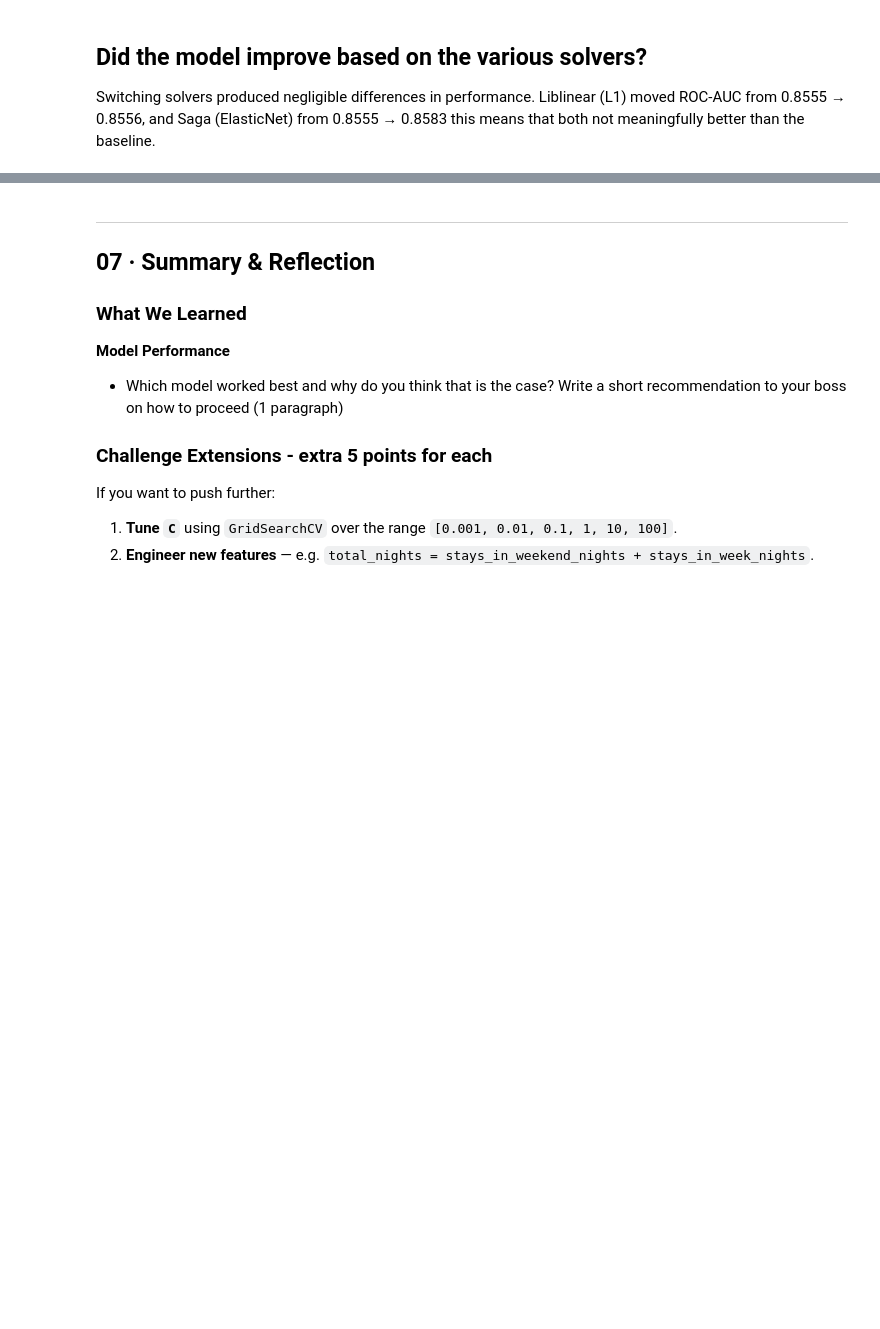
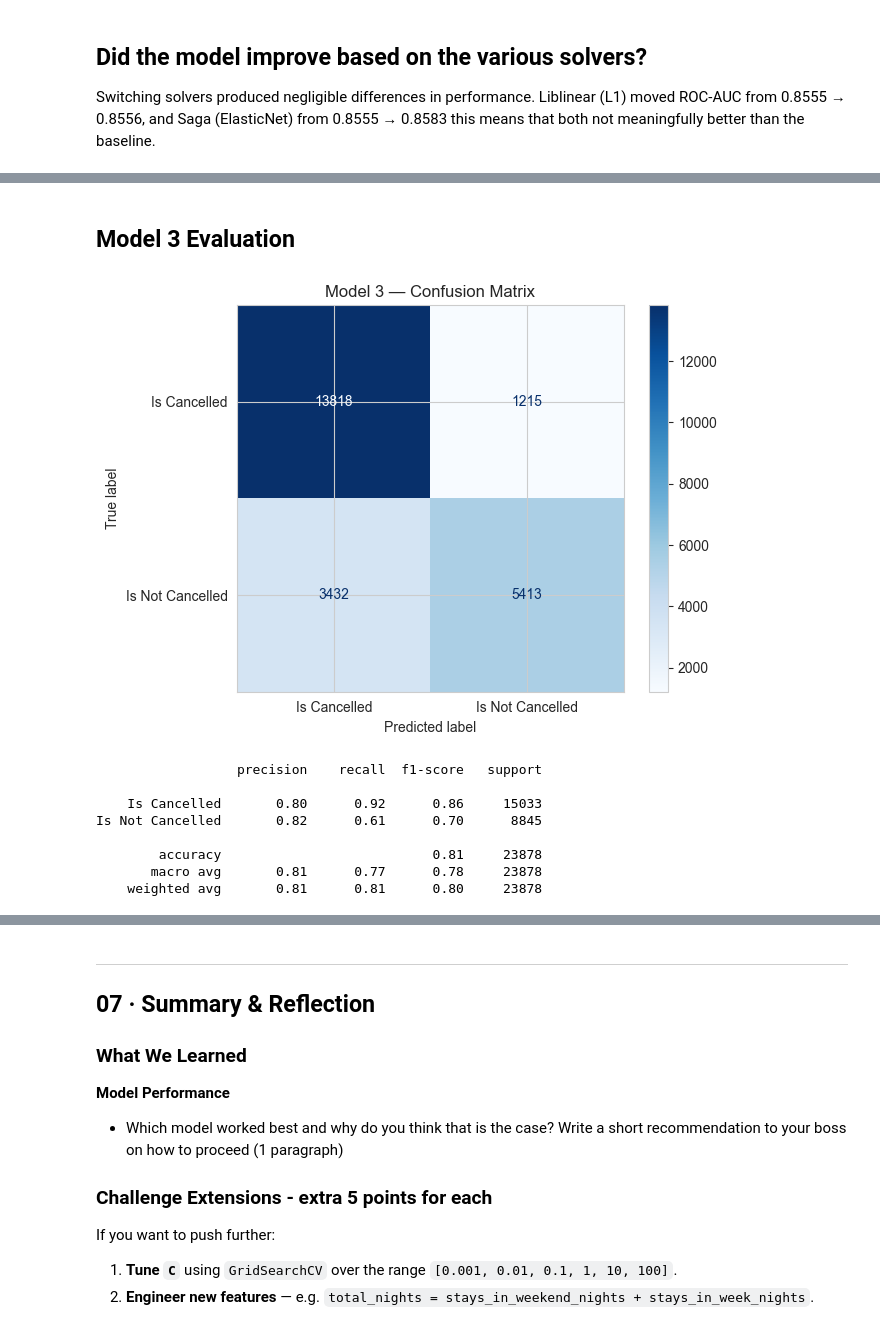
Before and after one commit to JedDataScience/week_8, a Jupyter notebook: hotel_cancellation_lab.ipynb, the cells around one changed output, grey strips where cells are left out. Drawn from its saved outputs; the diff is of its cells as text; code cells hidden in the pictures; blank space fills up the shorter version.

```diff
--- a/hotel_cancellation_lab.ipynb
+++ b/hotel_cancellation_lab.ipynb
@@ -580,0 +587,5 @@ Fold 3: [train | train | VAL  | train | train]
+# %%
+# Split the data again to reset the random state and ensure a fair comparison between the two models.
+# Train / test split — 80/20, stratified so class ratios are preserved
+X3_train, X3_test, y3_train, y3_test = train_test_split(
+    X, y, test_size=0.20, random_state=42, stratify=y)
@@ -580,0 +656,22 @@ Fold 3: [train | train | VAL  | train | train]
+# %% [markdown]
+## Model 3 Evaluation
+# %%
+y_pred_m3 = pipe_m3.predict(X3_test)
+cm_m3 = confusion_matrix(y3_test, y_pred_m3)
+disp_m3 = ConfusionMatrixDisplay(confusion_matrix=cm_m3, display_labels=['Is Cancelled', 'Is Not Cancelled'])
+disp_m3.plot(cmap='Blues')
+plt.title('Model 3 — Confusion Matrix')
+plt.tight_layout()
+plt.show()
+
+print(classification_report(y3_test, y_pred_m3, target_names=['Is Cancelled', 'Is Not Cancelled']))
+# %% [output]
+[figure, added]
+                  precision    recall  f1-score   support
+
+    Is Cancelled       0.80      0.92      0.86     15033
+Is Not Cancelled       0.82      0.61      0.70      8845
+
+        accuracy                           0.81     23878
+       macro avg       0.81      0.77      0.78     23878
+    weighted avg       0.81      0.81      0.80     23878
```
Also changed, not shown: parts of 7 cells of this notebook.
